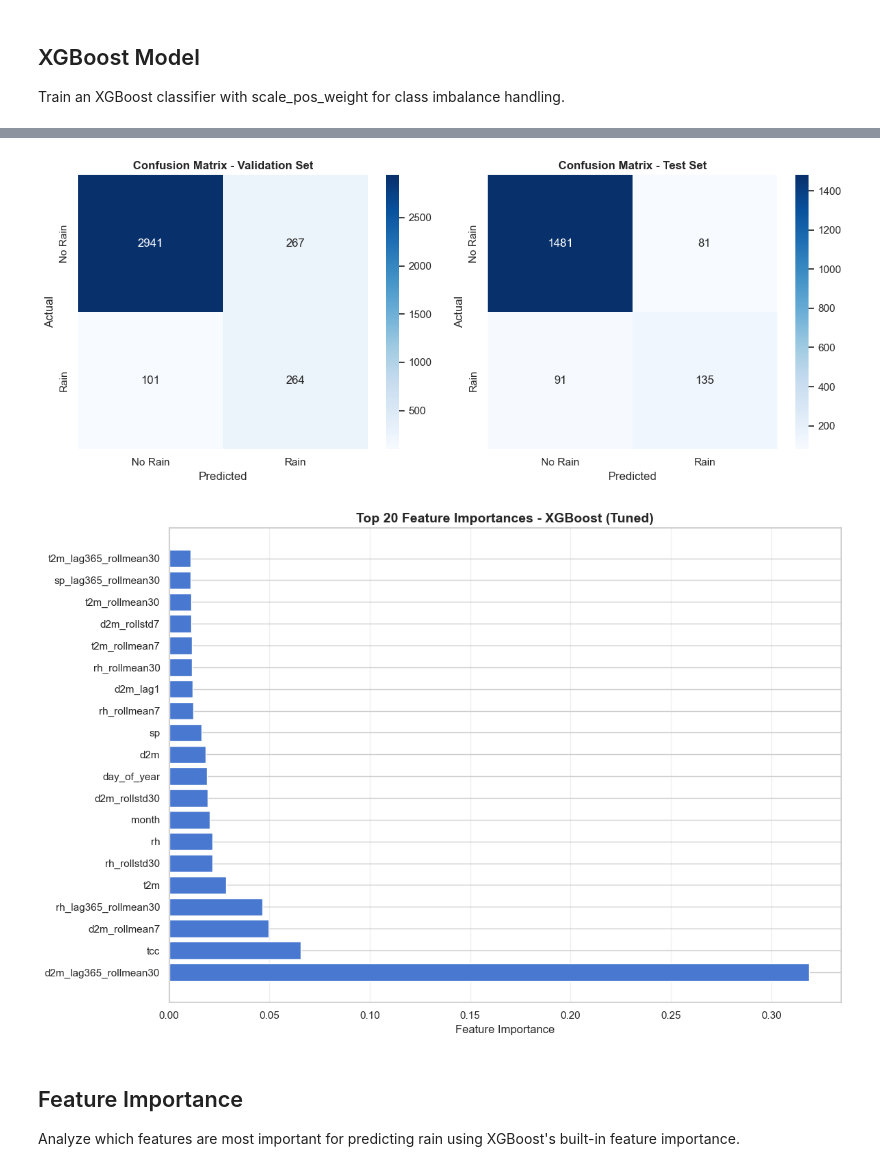
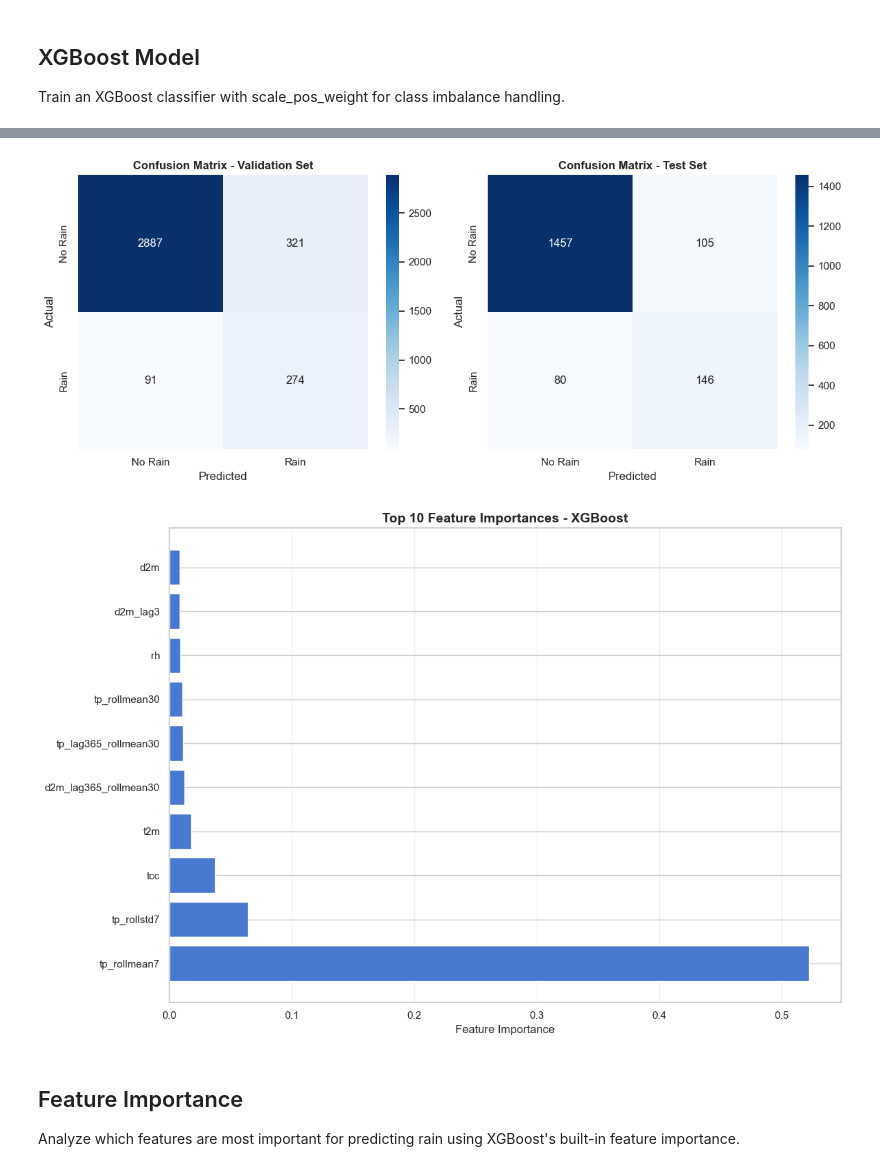
Before and after one commit to LeoAssini/practical-ml-psl, a Jupyter notebook: 1_notebooks/xgboost/precipitation_xgboost_model.ipynb, the cells around one changed output, grey strips where cells are left out. Cells and saved outputs as stored; diff of their text form; code cells hidden in the pictures.

Commit message:
minor fixes and figure

```diff
--- a/1_notebooks/xgboost/precipitation_xgboost_model.ipynb
+++ b/1_notebooks/xgboost/precipitation_xgboost_model.ipynb
@@ -203,7 +203,7 @@ def create_yearly_lag_features(df, base_features):
 
 
 # Base meteorological features
-base_features = ["t2m", "d2m", "rh", "sp"]
+base_features = ["tp", "t2m", "d2m", "rh", "sp"]
 
 # Apply feature engineering
 print("Creating lag features...")
@@ -594,14 +588,12 @@ plt.show()
 
 # Feature importance plot
 fig, ax = plt.subplots(figsize=(12, 8))
-top_features = feature_importance.head(20)
+top_features = feature_importance.head(10)
 ax.barh(range(len(top_features)), top_features["importance"])
 ax.set_yticks(range(len(top_features)))
 ax.set_yticklabels(top_features["feature"])
 ax.set_xlabel("Feature Importance")
-ax.set_title(
-    "Top 20 Feature Importances - XGBoost (Tuned)", fontsize=14, fontweight="bold"
-)
+ax.set_title("Top 10 Feature Importances - XGBoost", fontsize=14, fontweight="bold")
 ax.grid(axis="x", alpha=0.3)
 plt.tight_layout()
 plt.show()
@@ -610,5 +602,5 @@ plt.show()
-[figure, old version]
+[figure, new version]
-[figure, old version]
+[figure, new version]
 # %% [markdown]
 ## Feature Importance
 
```
Also changed, not shown: parts of 9 cells of this notebook, 1 other file.
